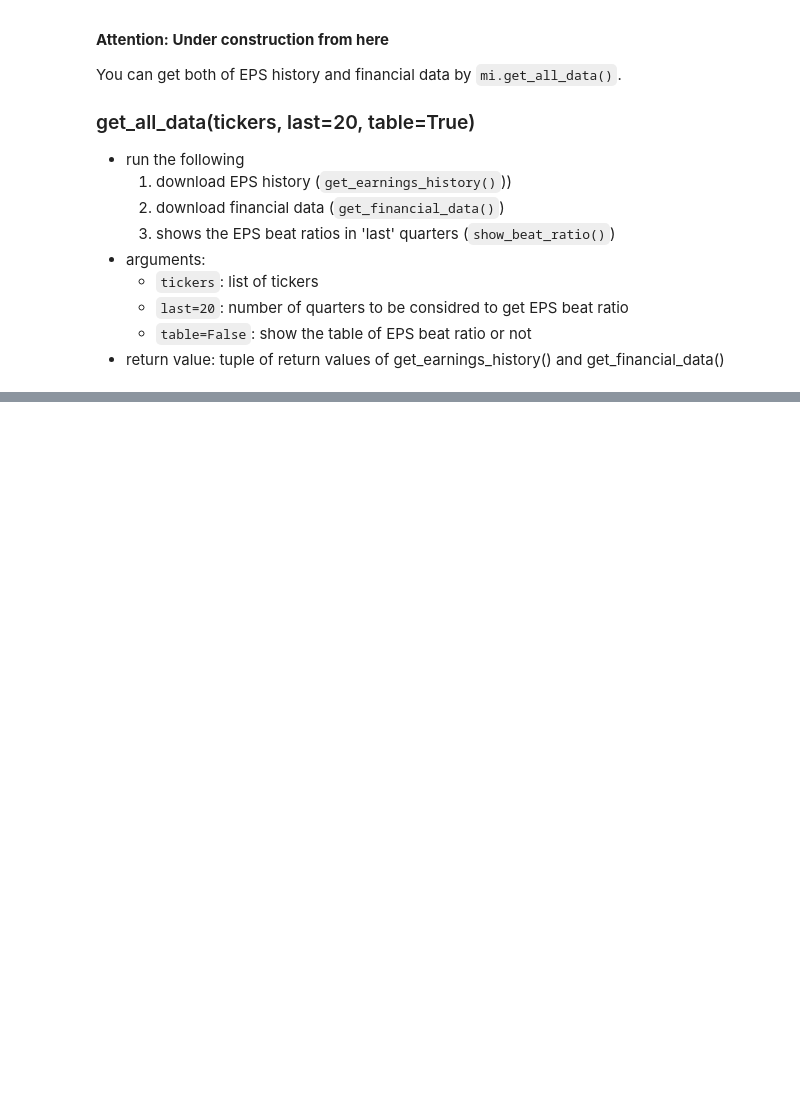
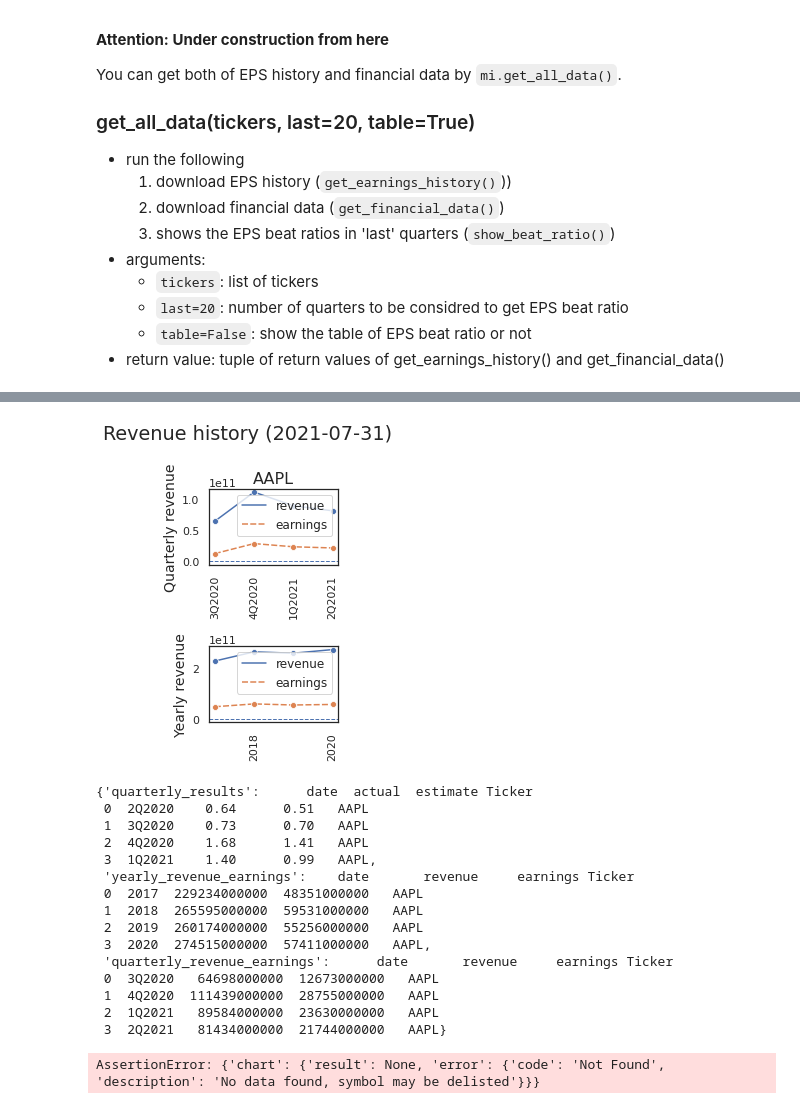
Before and after one commit to jnishii/stock-analysis, a Jupyter notebook: yahoo_fin/Tutorial.ipynb, the cells around one changed output, grey strips where cells are left out. Cells and saved outputs as stored; diff of their text form; code cells hidden in the pictures; blank space fills up the shorter version.

```diff
--- a/yahoo_fin/Tutorial.ipynb
+++ b/yahoo_fin/Tutorial.ipynb
@@ -305,0 +234,26 @@ display(bs_q)
+# %%
+mi.plot_revenue("AAPL")
+# %% [output]
+[figure, added]
+{'quarterly_results':      date  actual  estimate Ticker
+ 0  2Q2020    0.64      0.51   AAPL
+ 1  3Q2020    0.73      0.70   AAPL
+ 2  4Q2020    1.68      1.41   AAPL
+ 3  1Q2021    1.40      0.99   AAPL,
+ 'yearly_revenue_earnings':    date       revenue     earnings Ticker
+ 0  2017  229234000000  48351000000   AAPL
+ 1  2018  265595000000  59531000000   AAPL
+ 2  2019  260174000000  55256000000   AAPL
+ 3  2020  274515000000  57411000000   AAPL,
+ 'quarterly_revenue_earnings':      date       revenue     earnings Ticker
+ 0  3Q2020   64698000000  12673000000   AAPL
+ 1  4Q2020  111439000000  28755000000   AAPL
+ 2  1Q2021   89584000000  23630000000   AAPL
+ 3  2Q2021   81434000000  21744000000   AAPL}
+# %%
+us30 = si.get_data("^TYX")
+us10 = si.get_data("^TNX")
+us5 = si.get_data("^FVX")
+gold = si.get_data("GOLD")
+# %% [output]
+AssertionError: {'chart': {'result': None, 'error': {'code': 'Not Found', 'description': 'No data found, symbol may be delisted'}}}
```
Also changed, not shown: parts of 9 cells of this notebook, 4 other files.
